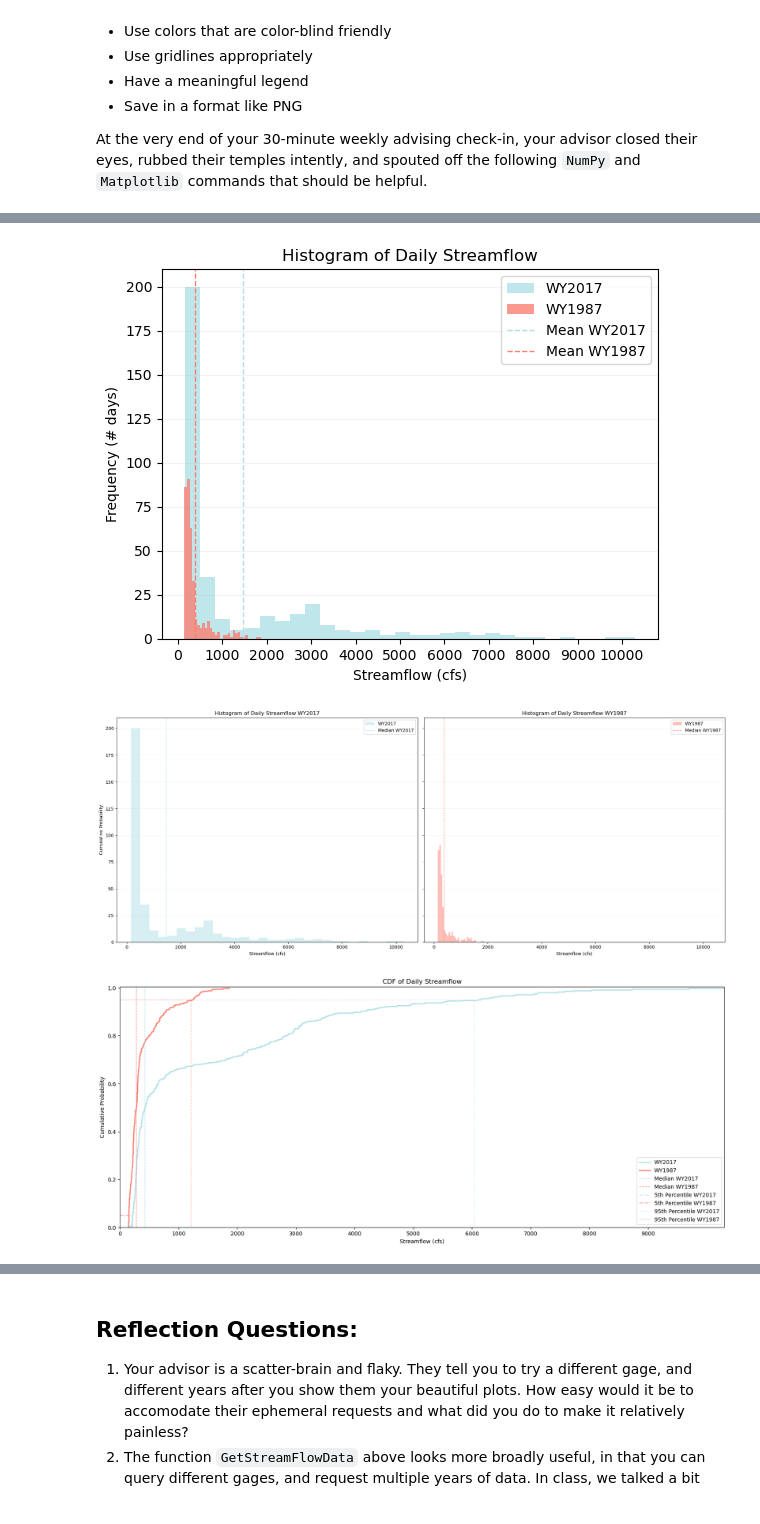
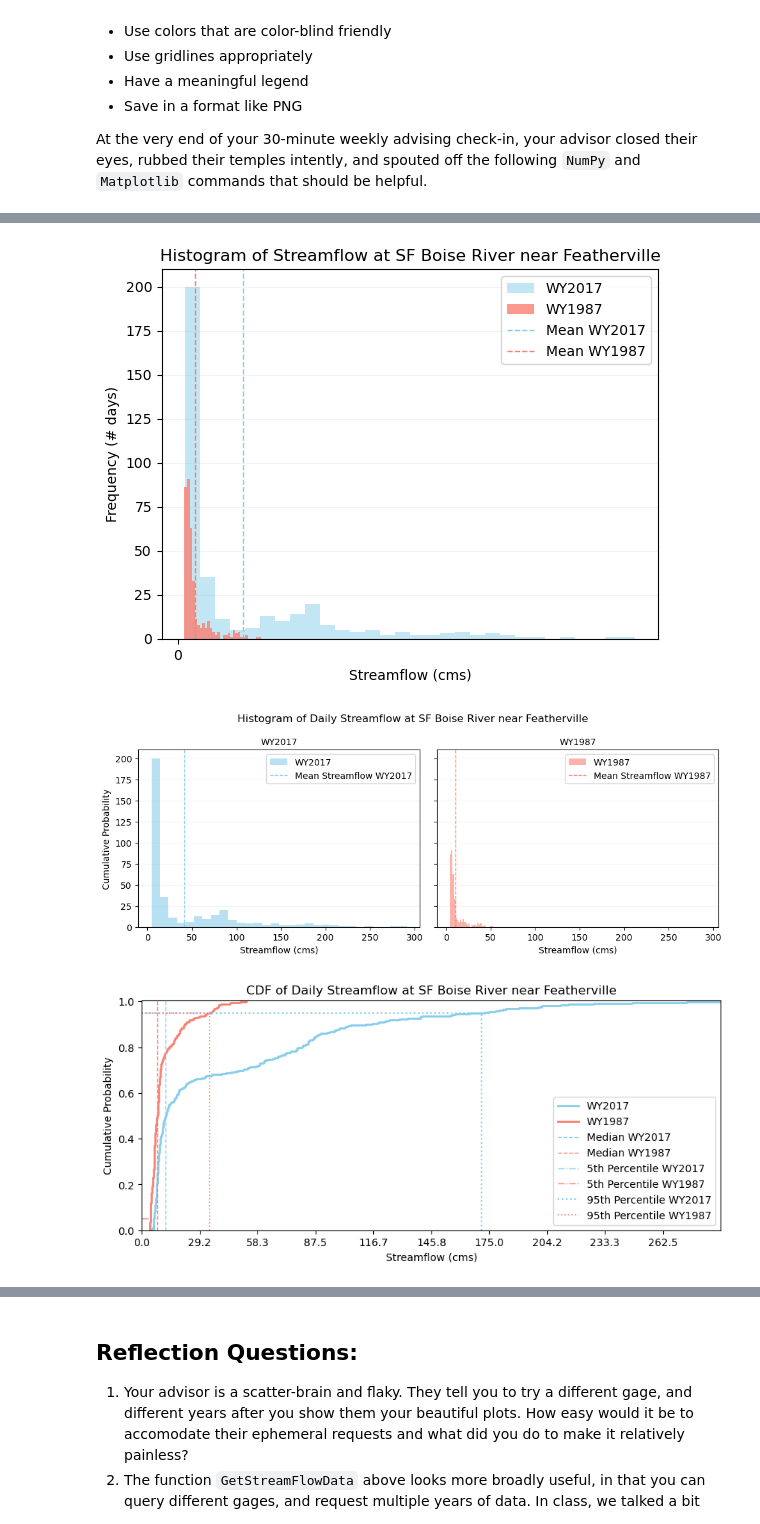
Before and after one commit to isabellawelk/iw-geos505, a Jupyter notebook: Unit 02/02.P Unit 02 Assignment.ipynb, the cells around one changed output, grey strips where cells are left out. Cells and saved outputs as stored; diff of their text form; code cells hidden in the pictures.

Commit message:
updated plots, answered questions

```diff
--- a/Unit 02/02.P Unit 02 Assignment.ipynb
+++ b/Unit 02/02.P Unit 02 Assignment.ipynb
@@ -108 +107,5 @@ TypeError: cumsum() missing 1 required positional argument: 'a'
+# %%
+# convert streamflow to SI units (cms)
+wy1_streamflow['q_cms'] = wy1_streamflow['q_cfs'] * 0.0283168
+wy2_streamflow['q_cms'] = wy2_streamflow['q_cfs'] * 0.0283168
 # %%
@@ -125,37 +127,38 @@ Max streamflow WY2017: 10300.0 cfs
 # %%
 # make a histogram with both
-plt.hist(wy1_streamflow['q_cfs'], bins=30,alpha=0.8, label='WY2017', color='powderblue')
-plt.hist(wy2_streamflow['q_cfs'], bins=30, alpha=0.8, label='WY1987', color='salmon')
-plt.xlabel('Streamflow (cfs)')
+plt.hist(wy1_streamflow['q_cms'], bins=30,alpha=0.5, label='WY2017', color='skyblue')
+plt.hist(wy2_streamflow['q_cms'], bins=30, alpha=0.8, label='WY1987', color='salmon')
+plt.xlabel('Streamflow (cms)')
 plt.ylabel('Frequency (# days)')
-plt.title('Histogram of Daily Streamflow')
+plt.title(f'Histogram of Streamflow at {gage_name}')
 plt.grid(axis='y', alpha=0.15)
 plt.xticks(np.arange(0,max1,1000))
 # Add vertical lines for the mean streamflow
-plt.axvline(mean1, color='powderblue',alpha = 1, linestyle='dashed', linewidth=1, label='Mean WY2017')
+plt.axvline(mean1, color='skyblue',alpha = 1, linestyle='dashed', linewidth=1, label='Mean WY2017')
 plt.axvline(mean2, color='salmon', alpha = 1, linestyle='dashed', linewidth=1, label='Mean WY1987')
 plt.legend()
 plt.show()
 
 #plt.savefig('DailyStreamflow_hist.png')
 # %% [output]
-[figure, old version]
+[figure, new version]
 # %%
 # making two histograms side by side
-fig, ax = plt.subplots(1,2,figsize=(20,8), sharey=True, sharex=True)
-ax[0].hist(wy1_streamflow['q_cfs'], bins=30,alpha=0.5, label='WY2017', color='powderblue')
-ax[1].hist(wy2_streamflow['q_cfs'], bins=30, alpha=0.5, label='WY1987', color='salmon')
+fig, ax = plt.subplots(1,2,figsize=(10,4), sharey=True, sharex=True)
+ax[0].hist(wy1_streamflow['q_cms'], bins=30,alpha=0.6, label='WY2017', color='skyblue')
+ax[1].hist(wy2_streamflow['q_cms'], bins=30, alpha=0.6, label='WY1987', color='salmon')
 
 # Add vertical lines for the mean streamflow
-ax[0].axvline(mean1, color='powderblue', alpha = 1, linestyle='dashed', linewidth=1, label='Median WY2017')
-ax[1].axvline(mean2, color='salmon', alpha = 1, linestyle='dashed', linewidth=1, label='Median WY1987')
+ax[0].axvline(mean1, color='skyblue', alpha = 1, linestyle='dashed', linewidth=1, label='Mean Streamflow WY2017')
+ax[1].axvline(mean2, color='salmon', alpha = 1, linestyle='dashed', linewidth=1, label='Mean Streamflow WY1987')
 
 # add labels
-ax[0].set_xlabel('Streamflow (cfs)')
-ax[1].set_xlabel('Streamflow (cfs)')
+ax[0].set_xlabel('Streamflow (cms)')
+ax[1].set_xlabel('Streamflow (cms)')
 ax[0].set_ylabel('Cumulative Probability')
-ax[0].set_title('Histogram of Daily Streamflow WY2017')
-ax[1].set_title('Histogram of Daily Streamflow WY1987')
+fig.suptitle(f'Histogram of Daily Streamflow at {gage_name}', fontsize=12)
+ax[0].set_title('WY2017', fontsize=10)
+ax[1].set_title('WY1987', fontsize=10)
 
 ax[0].grid(axis='y', alpha=0.15)
 ax[1].grid(axis='y', alpha=0.15)
@@ -169,44 +172,44 @@ plt.show()
 
 #plt.savefig('DailyStreamflow_hist_sideby.png')
 # %% [output]
-[figure, old version]
+[figure, new version]
 # %%
 # making a CDF
-plt.figure(figsize=(20,8))
-plt.ecdf(wy1_streamflow['q_cfs'], label='WY2017', color='powderblue',linewidth=2)
-plt.ecdf(wy2_streamflow['q_cfs'], label='WY1987', color='salmon',linewidth=2)
+plt.figure(figsize=(10,4))
+plt.ecdf(wy1_streamflow['q_cms'], label='WY2017', color='skyblue',linewidth=2)
+plt.ecdf(wy2_streamflow['q_cms'], label='WY1987', color='salmon',linewidth=2)
 # add labels
-plt.xlabel('Streamflow (cfs)')
+plt.xlabel('Streamflow (cms)')
 plt.ylabel('Cumulative Probability')
-plt.title('CDF of Daily Streamflow')
+plt.title(f'CDF of Daily Streamflow at {gage_name}')
 #set limits
-plt.xlim(0,np.max([wy1_streamflow['q_cfs'], wy2_streamflow['q_cfs']]))
+plt.xlim(0,np.max([wy1_streamflow['q_cms'], wy2_streamflow['q_cms']]))
 plt.ylim(0,1.005)
 
-plt.xticks(np.arange(0,10000,1000))
+plt.xticks(np.arange(0,max1,(max1/10)))
 
 # Add vertical lines for the median streamflow
-plt.axvline(median1, color='powderblue', alpha = 1, linestyle='dashed', linewidth=1, label='Median WY2017')
+plt.axvline(median1, color='skyblue', alpha = 1, linestyle='dashed', linewidth=1, label='Median WY2017')
 plt.axvline(median2, color='salmon', alpha = 1, linestyle='dashed', linewidth=1, label='Median WY1987')
 
 # add vertical and horizontal lines for the 95th and 5th percentiles
 # 5th percentile
-plt.hlines(0.05, 0, non_exceed51, colors='powderblue', linestyles='-.', linewidth=1)
+plt.hlines(0.05, 0, non_exceed51, colors='skyblue', linestyles='-.', linewidth=1)
 plt.hlines(0.05, 0, non_exceed52, colors='salmon', linestyles='-.', linewidth=1)
-plt.vlines(non_exceed51, 0, 0.05, colors='powderblue', linestyles='-.', linewidth=1, label='5th Percentile WY2017')
+plt.vlines(non_exceed51, 0, 0.05, colors='skyblue', linestyles='-.', linewidth=1, label='5th Percentile WY2017')
 plt.vlines(non_exceed52, 0, 0.05, colors='salmon', linestyles='-.', linewidth=1, label='5th Percentile WY1987')
 # 95th percentile
-plt.hlines(0.95, 0, non_exceed951, colors='powderblue', linestyles=':', linewidth=1)
-plt.hlines(0.95, 0, non_exceed952, colors='salmon', linestyles=':', linewidth=1)
-plt.vlines(non_exceed951, 0, 0.95, colors='powderblue', linestyles=':', linewidth=1, label='95th Percentile WY2017')
-plt.vlines(non_exceed952, 0, 0.95, colors='salmon', linestyles=':', linewidth=1, label='95th Percentile WY1987')
+plt.hlines(0.95, 0, non_exceed951, colors='skyblue', linestyles=':', linewidth=1.5)
+plt.hlines(0.95, 0, non_exceed952, colors='salmon', linestyles=':', linewidth=1.25)
+plt.vlines(non_exceed951, 0, 0.95, colors='skyblue', linestyles=':', linewidth=1.5, label='95th Percentile WY2017')
+plt.vlines(non_exceed952, 0, 0.95, colors='salmon', linestyles=':', linewidth=1.25, label='95th Percentile WY1987')
 
 
 plt.legend(loc='lower right')
 plt.show()
 
 #plt.savefig('DailyStreamflow_CDF.png')
 # %% [output]
-[figure, old version]
+[figure, new version]
 # %%
 # making two CDFs side by side
```
Also changed, not shown: parts of 5 cells of this notebook.
